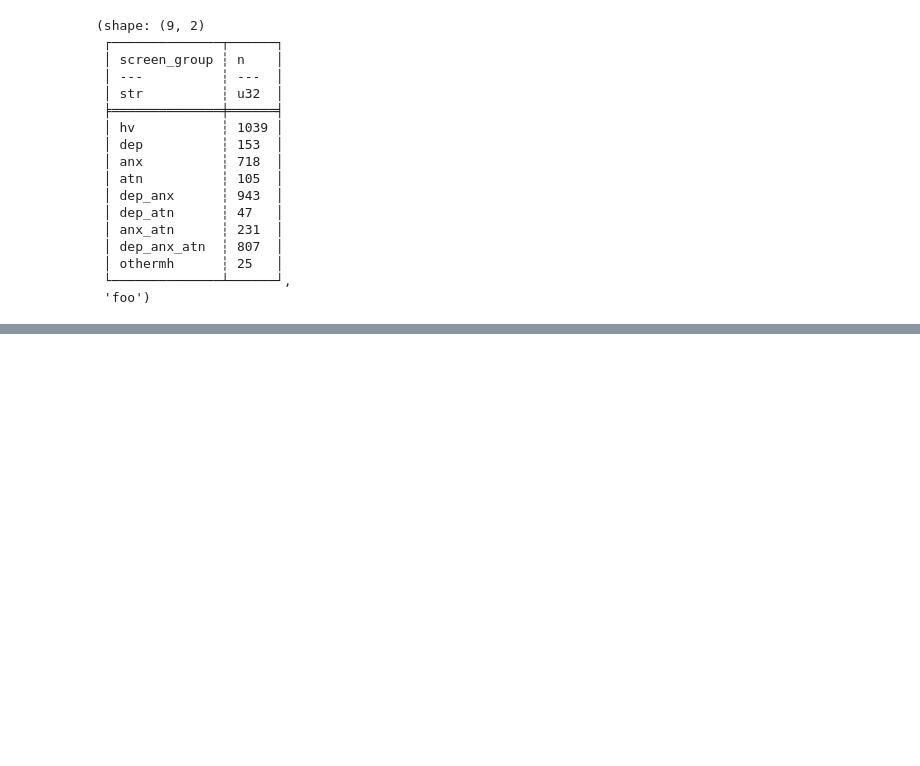
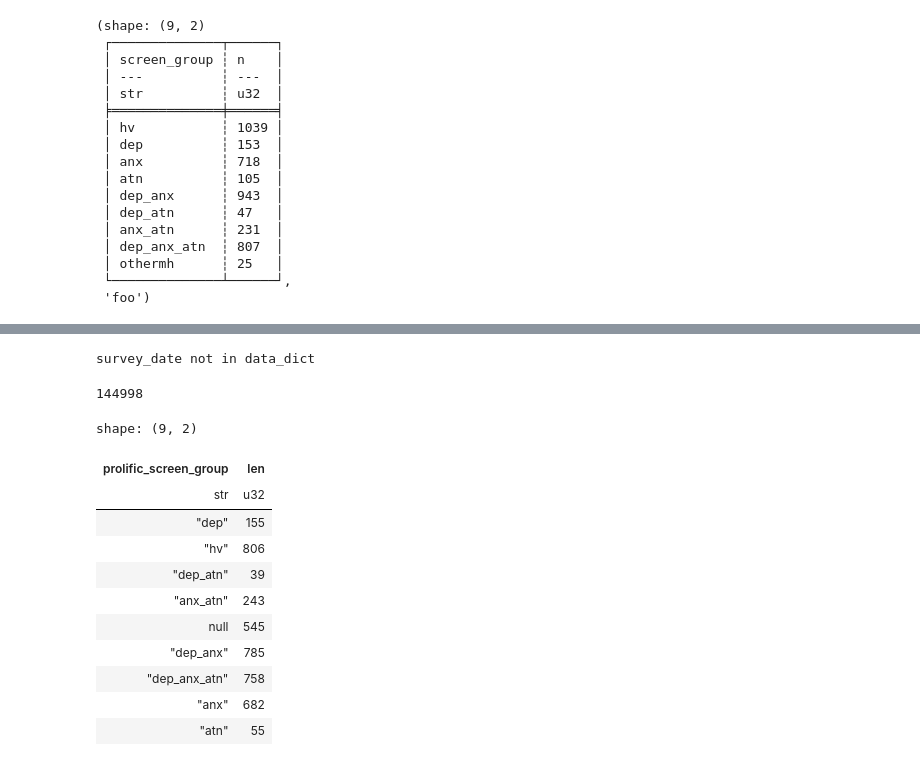
Before and after one commit to NIMH-MLT/cogmood_analysis, a Jupyter notebook: notebooks/load_and_clean_survey.ipynb, the cells around one changed output, grey strips where cells are left out. Saved outputs shown, nothing was run; the diff lists cells and outputs as text; code cells hidden in the pictures; blank space fills up the shorter version.

Commit message:
merge prolific data with survey data

```diff
--- a/notebooks/load_and_clean_survey.ipynb
+++ b/notebooks/load_and_clean_survey.ipynb
@@ -101,0 +518,2 @@ srdf = srdf.with_columns(
+# %%
+srdf = srdf.select(col_order)
@@ -101,0 +522,21 @@ srdf = srdf.with_columns(
+# %%
+prolific_cols = [
+    'sub_id',
+    'p_total_approvals',
+    'p_computer_os',
+    'p_age',
+    'p_language',
+    'p_student_status',
+    'p_employment_status',
+    'p_ses',
+    'p_highest_education',
+    'p_depression',
+    'p_anxiety',
+    'p_attention',
+    'p_mental_health_ongoing',
+    'p_mental_illness_impact',
+    'prolific_screen_group',
+]
+pdf = load_prolific_data(data_dir / 'sid_prolific_demo.tsv').select(prolific_cols)
+# %%
+psrdf = srdf.join(pdf, on='sub_id', how='left')
@@ -103,0 +2605,25 @@ srdf.write_csv(survey_dir / 'survey_responses.csv')
+# %%
+for kk in psrdf.columns:
+    if kk not in data_dict.keys():
+        print(f'{kk} not in data_dict')
+# %% [output]
+survey_date not in data_dict
+# %%
+(survey_dir / 'data_dict.json').write_text(json.dumps(data_dict, indent=2))
+# %% [output]
+144998
+# %%
+psrdf.group_by('prolific_screen_group').len()
+# %% [output]
+shape: (9, 2)
+| prolific_screen_group | len |
+| str | u32 |
+| "dep" | 155 |
+| "hv" | 806 |
+| "dep_atn" | 39 |
+| "anx_atn" | 243 |
+| null | 545 |
+| "dep_anx" | 785 |
+| "dep_anx_atn" | 758 |
+| "anx" | 682 |
+| "atn" | 55 |
```
Also changed, not shown: parts of 9 cells of this notebook, 1 other file.
